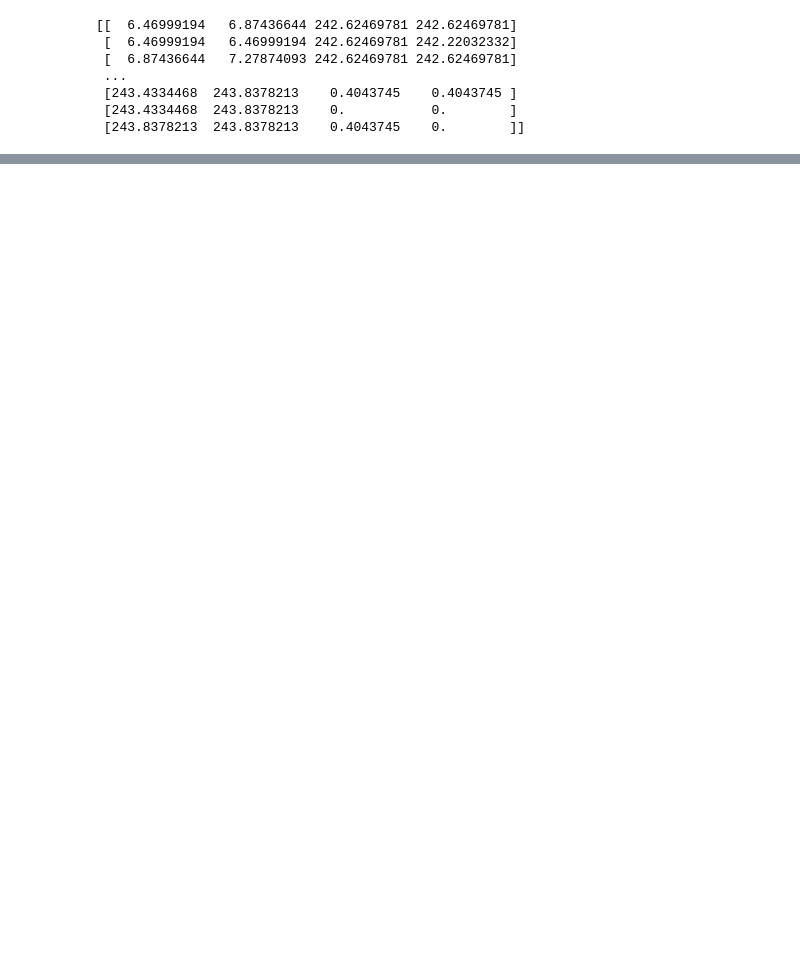
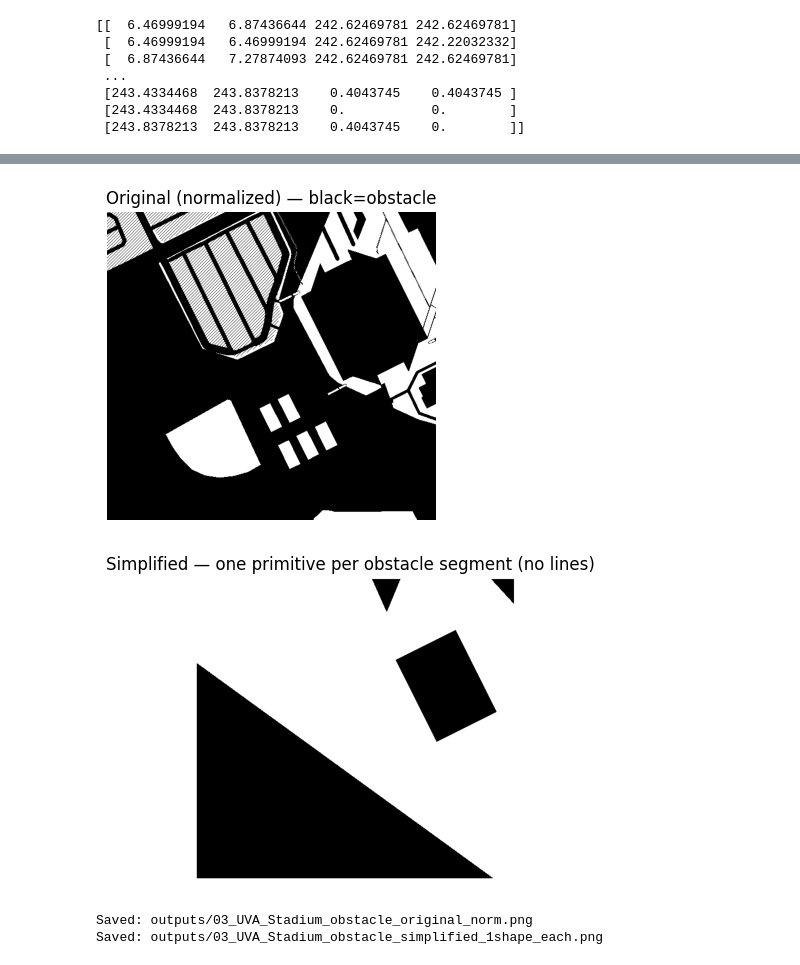
Before and after one commit to sweetspot00/rlaif-llm-translator, a Jupyter notebook: experiments.ipynb, the cells around one changed output, grey strips where cells are left out. Saved outputs shown, nothing was run; the diff lists cells and outputs as text; code cells hidden in the pictures; blank space fills up the shorter version.

```diff
--- a/experiments.ipynb
+++ b/experiments.ipynb
@@ -28,0 +301,19 @@ FileNotFoundError: [Errno 2] No such file or directory: 'preprocessing/pysocialf
+# %%
+# Cell 7 — Run
+input_png = "downloads/google_maps/obstacles/03_UVA_Stadium_obstacle.png"  # <- change
+orig_path, simp_path = simplify_obstacles_one_shape_each(
+    input_png,
+    out_dir="outputs",
+    thresh=100,
+    erosion_ksize=4,      # ↑ 大一点 -> 障碍更“瘦”、更不容易连
+    erosion_iters=10,      # ↑ 迭代多 -> 更瘦，但可能断裂
+    min_component_area=150,
+    shrink_factor=0.9    # ↓ 更小(0.85) -> 更不容易粘连
+)
+print("Saved:", orig_path)
+print("Saved:", simp_path)
+# %% [output]
+[figure, added]
+[figure, added]
+Saved: outputs/03_UVA_Stadium_obstacle_original_norm.png
+Saved: outputs/03_UVA_Stadium_obstacle_simplified_1shape_each.png
```
Also changed, not shown: parts of 11 cells of this notebook, 21 other files.
